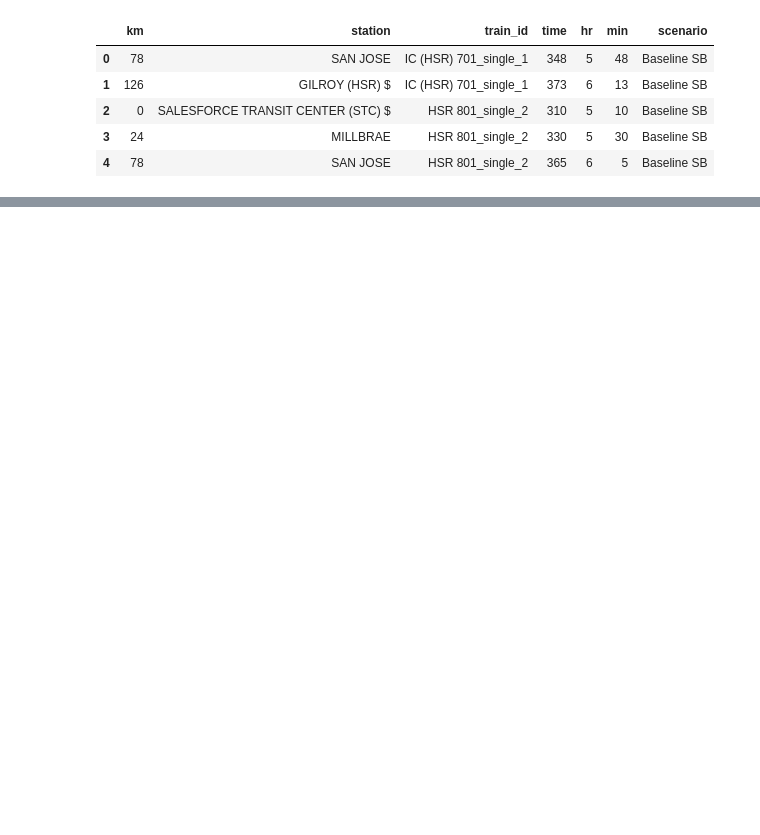
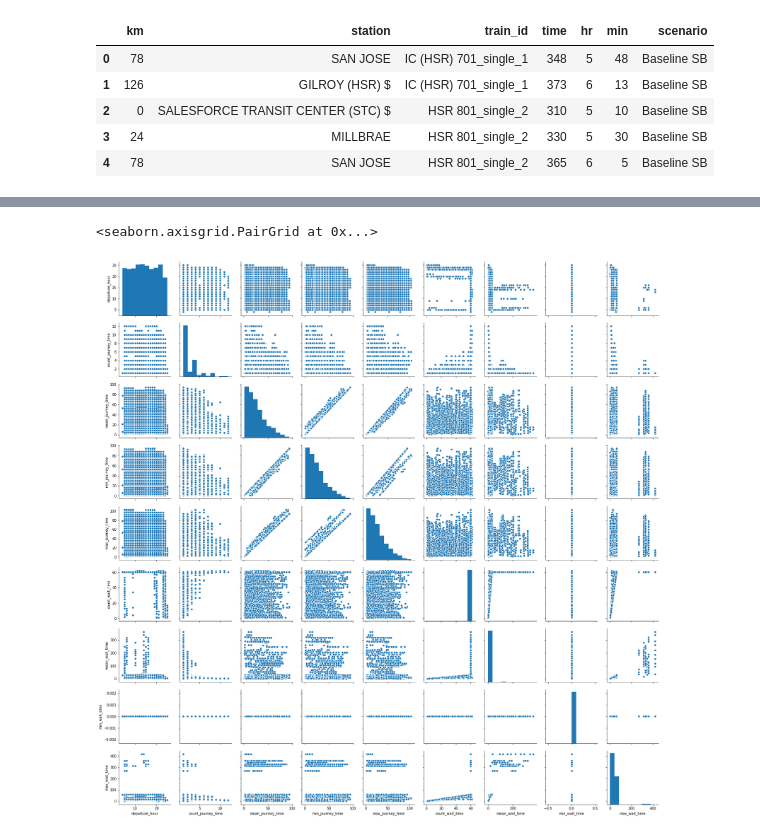
Before and after one commit to sfbrigade/calviz, a Jupyter notebook: notebooks/Schedule_metrics.ipynb, the cells around one changed output, grey strips where cells are left out. Cells and saved outputs as stored; diff of their text form; code cells hidden in the pictures; blank space fills up the shorter version.

Commit message:
journey time and wait time metrics added

```diff
--- a/notebooks/Schedule_metrics.ipynb
+++ b/notebooks/Schedule_metrics.ipynb
@@ -13,7 +29,10 @@ df.head()
 | 3 | 24 | MILLBRAE | HSR 801_single_2 | 330 | 5 | 30 | Baseline SB |
 | 4 | 78 | SAN JOSE | HSR 801_single_2 | 365 | 6 | 5 | Baseline SB |
 # %%
-def stops_to_durations(df):
+def get_station_pairs(df):
+
+    df = df.copy()
+
     #Get departure and arrival stop info
     df_stops_arr = df.copy()
     df = df.rename(columns={"station": "departure_station",
@@ -44,4 +63,4 @@ def stops_to_durations(df):
 
     return df
 
-df_pairs = stops_to_durations(df)
+df_pairs = get_station_pairs(df)
@@ -197,0 +245,5 @@ def durations_to_distributions(df, verbose=True):
+# %%
+#Finally, merge journey times and wait times together
+df_final = df_journey_times.merge(df_wait_times,
+                       on=['scenario', 'departure_station', 'arrival_station', 'departure_hour'],
+                       suffixes=['_journey_time', '_wait_time'])
@@ -198,3 +281,8 @@ def durations_to_distributions(df, verbose=True):
+# %%
+sns.pairplot(df_final)
+# %% [output]
+<seaborn.axisgrid.PairGrid at 0x...>
+[figure, added]
 # %%
 '''
 Hour
```
Also changed, not shown: parts of 10 cells of this notebook, 1 other file.
